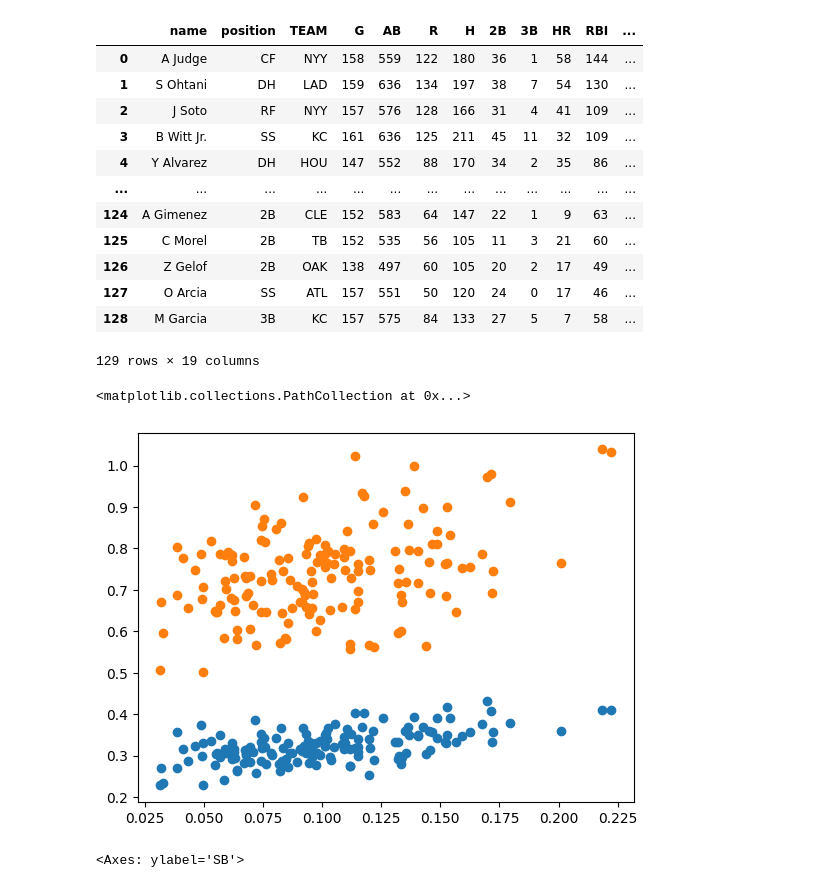
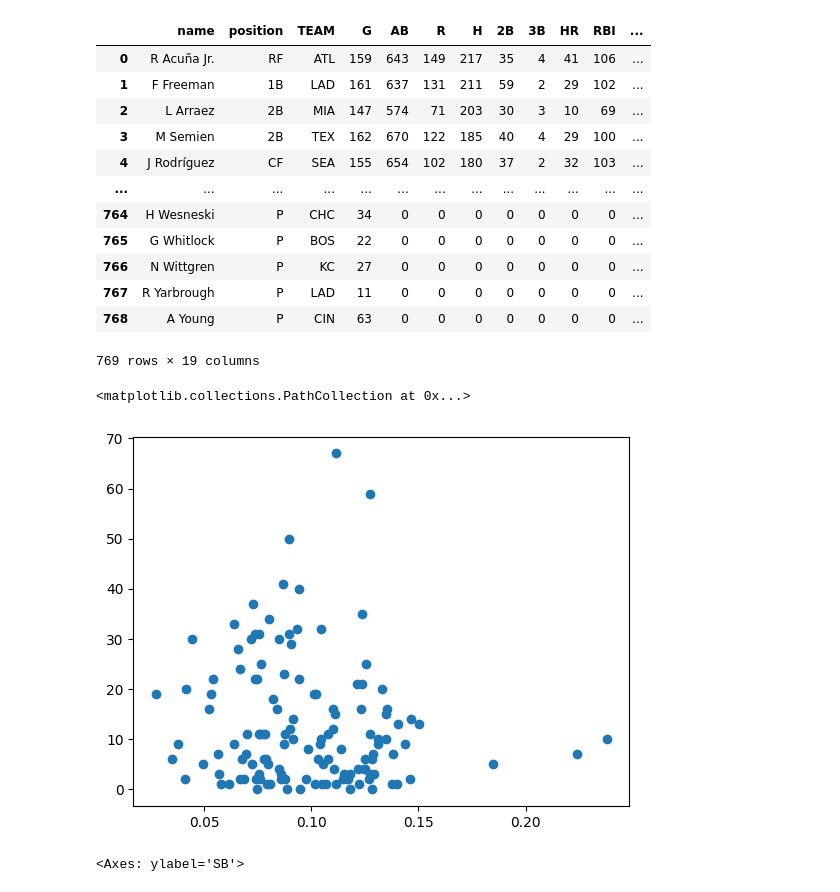
Before and after one commit to hermesfu/mlb-data-analysis, a Jupyter notebook: webscraping.ipynb, the cells around one changed output. Drawn from its saved outputs; the diff is of its cells as text; code cells hidden in the pictures.

```diff
--- a/webscraping.ipynb
+++ b/webscraping.ipynb
@@ -5,16 +5,16 @@ import pandas as pd
 import matplotlib.pyplot as plt
 # %%
 d = {'name': [], 'position': []}
-r = requests.get('https://www.mlb.com/stats/regular-season')
+r = requests.get('https://www.mlb.com/stats/2023')
 soup = BeautifulSoup(r.content, 'html.parser')
 table = soup.find(class_="table-scroller-GsCM0EhI scroller")
 columns = [c.get_text() for c in table.find_all('abbr')][2::2]
 for i in range (len(columns)):
     d[columns[i]] = []
 # %%
-for i in range (1, 8):
-  r = requests.get('https://www.mlb.com/stats/regular-season/?page=' + str(i))
-  print('https://www.mlb.com/stats/regular-season/?page=' + str(i))
+for i in range (1, 32):
+  r = requests.get('https://www.mlb.com/stats/hits/2023/?page=' + str(i))
+  print('https://www.mlb.com/stats/2023/?page=' + str(i))
 
   soup = BeautifulSoup(r.content, 'html.parser')
   table = soup.find(class_="table-scroller-GsCM0EhI scroller")
@@ -46,16 +56,16 @@ df = pd.DataFrame(d)
 df
 # %% [output]
 |  | name | position | TEAM | G | AB | R | H | 2B | 3B | HR | RBI | ... |
-| 0 | A Judge | CF | NYY | 158 | 559 | 122 | 180 | 36 | 1 | 58 | 144 | ... |
-| 1 | S Ohtani | DH | LAD | 159 | 636 | 134 | 197 | 38 | 7 | 54 | 130 | ... |
-| 2 | J Soto | RF | NYY | 157 | 576 | 128 | 166 | 31 | 4 | 41 | 109 | ... |
-| 3 | B Witt Jr. | SS | KC | 161 | 636 | 125 | 211 | 45 | 11 | 32 | 109 | ... |
-| 4 | Y Alvarez | DH | HOU | 147 | 552 | 88 | 170 | 34 | 2 | 35 | 86 | ... |
+| 0 | R Acuña Jr. | RF | ATL | 159 | 643 | 149 | 217 | 35 | 4 | 41 | 106 | ... |
+| 1 | F Freeman | 1B | LAD | 161 | 637 | 131 | 211 | 59 | 2 | 29 | 102 | ... |
+| 2 | L Arraez | 2B | MIA | 147 | 574 | 71 | 203 | 30 | 3 | 10 | 69 | ... |
+| 3 | M Semien | 2B | TEX | 162 | 670 | 122 | 185 | 40 | 4 | 29 | 100 | ... |
+| 4 | J Rodríguez | CF | SEA | 155 | 654 | 102 | 180 | 37 | 2 | 32 | 103 | ... |
 | ... | ... | ... | ... | ... | ... | ... | ... | ... | ... | ... | ... | ... |
-| 124 | A Gimenez | 2B | CLE | 152 | 583 | 64 | 147 | 22 | 1 | 9 | 63 | ... |
-| 125 | C Morel | 2B | TB | 152 | 535 | 56 | 105 | 11 | 3 | 21 | 60 | ... |
-| 126 | Z Gelof | 2B | OAK | 138 | 497 | 60 | 105 | 20 | 2 | 17 | 49 | ... |
-| 127 | O Arcia | SS | ATL | 157 | 551 | 50 | 120 | 24 | 0 | 17 | 46 | ... |
-| 128 | M Garcia | 3B | KC | 157 | 575 | 84 | 133 | 27 | 5 | 7 | 58 | ... |
+| 764 | H Wesneski | P | CHC | 34 | 0 | 0 | 0 | 0 | 0 | 0 | 0 | ... |
+| 765 | G Whitlock | P | BOS | 22 | 0 | 0 | 0 | 0 | 0 | 0 | 0 | ... |
+| 766 | N Wittgren | P | KC | 27 | 0 | 0 | 0 | 0 | 0 | 0 | 0 | ... |
+| 767 | R Yarbrough | P | LAD | 11 | 0 | 0 | 0 | 0 | 0 | 0 | 0 | ... |
+| 768 | A Young | P | CIN | 63 | 0 | 0 | 0 | 0 | 0 | 0 | 0 | ... |
-129 rows × 19 columns
+769 rows × 19 columns
 # %%
@@ -65,11 +75,10 @@ df['ISO'] = df['SLG'] - df['AVG']
 df['K%'] = df['SO'] / df['AB']
 df['BB%'] = df['BB'] / df['AB']
 # %%
-plt.scatter(df['BB%'], df['OBP'])
-plt.scatter(df['BB%'], df['OPS'])
+plt.scatter(df['BB%'], df['SB'])
 # %% [output]
 <matplotlib.collections.PathCollection at 0x...>
-[figure, old version]
+[figure, new version]
 # %%
 df.groupby('position')['SB'].mean().sort_values().plot(kind='pie')
 # %% [output]
```
Also changed, not shown: parts of 10 cells of this notebook.
